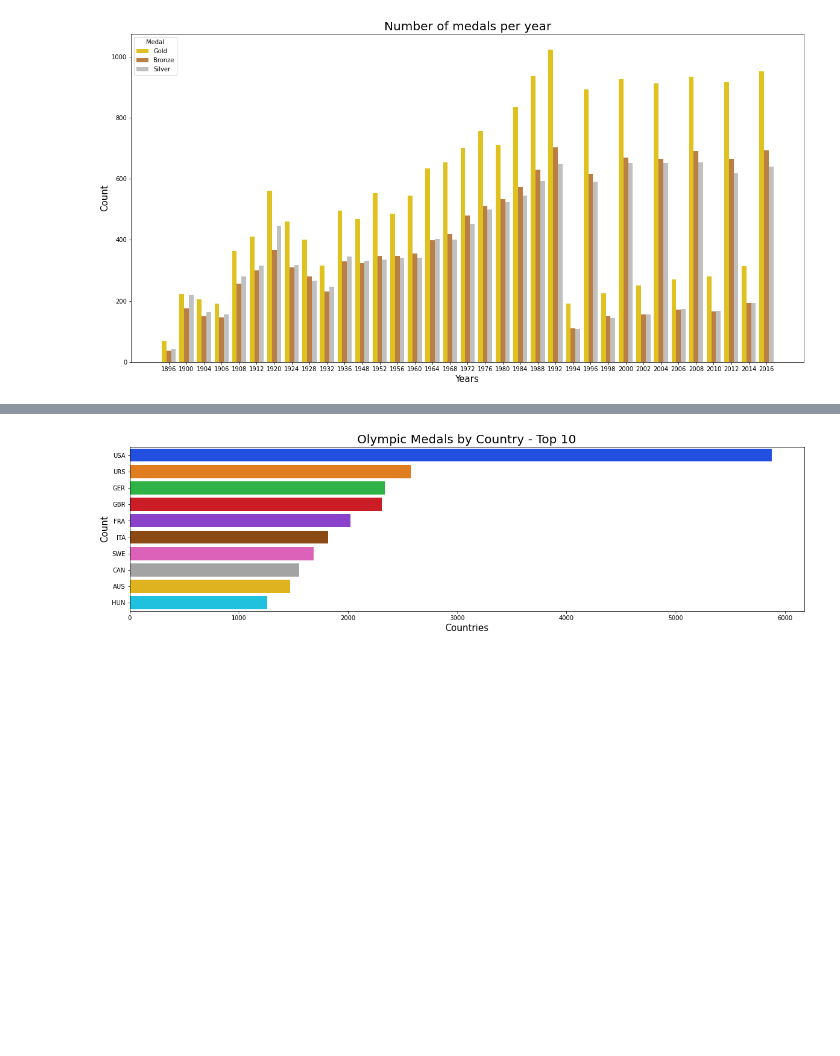
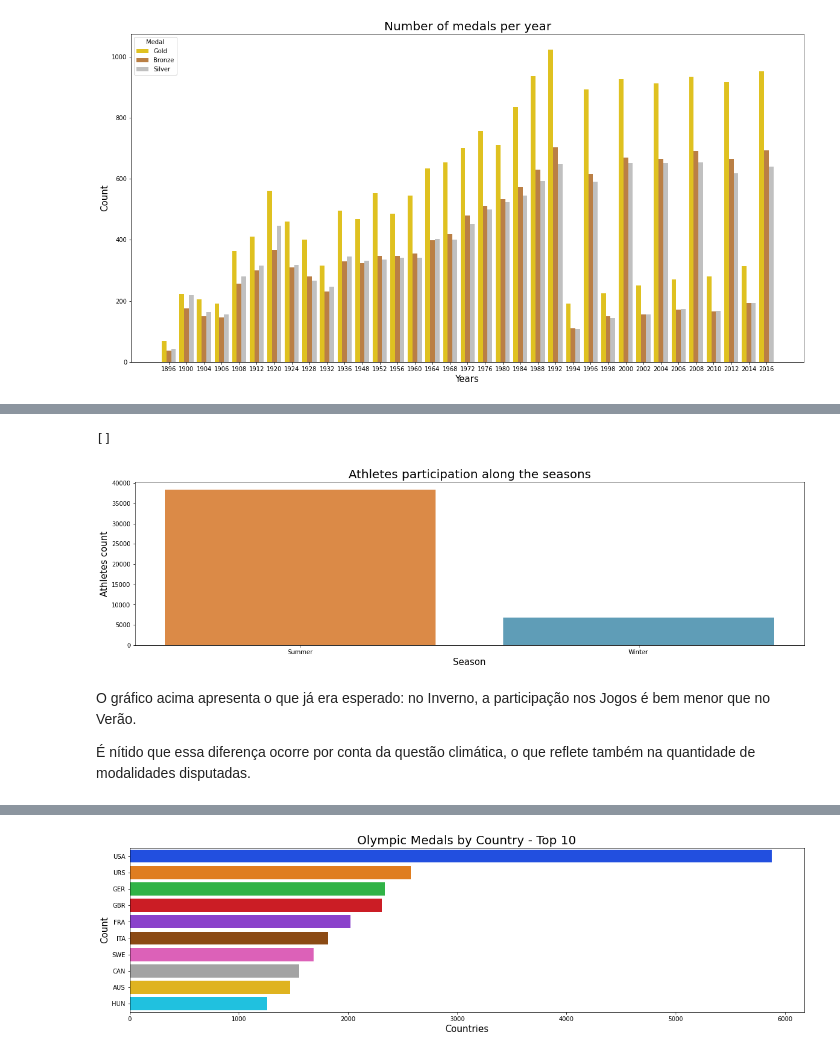
Before and after one commit to kauafillipe/Projeto-1---Turing-Academy, a Jupyter notebook: Projeto.ipynb, the cells around one changed output, grey strips where cells are left out. Drawn from its saved outputs; the diff is of its cells as text; code cells hidden in the pictures; blank space fills up the shorter version.

```diff
--- a/Projeto.ipynb
+++ b/Projeto.ipynb
@@ -657,0 +658,16 @@ plt.plot()
+# %%
+season = df["Season"].value_counts()
+plt.subplots(figsize = (20,5))
+my_palette = {"Summer": "#F3872F", "Winter": "#50A3C6"}
+sns.barplot(x=season.index, y=season, palette = my_palette)
+plt.xlabel('Season', fontsize = 15, color = 'black')
+plt.ylabel('Athletes count', fontsize = 15, color = 'black')
+plt.title('Athletes participation along the seasons', fontsize = 20, color = 'black')
+plt.plot()
+# %% [output]
+[]
+[figure, added]
+# %% [markdown]
+O gráfico acima apresenta o que já era esperado: no Inverno, a participação nos Jogos é bem menor que no Verão.
+
+É nítido que essa diferença ocorre por conta da questão climática, o que reflete também na quantidade de modalidades disputadas.
```
Also changed, not shown: parts of 48 cells of this notebook.
